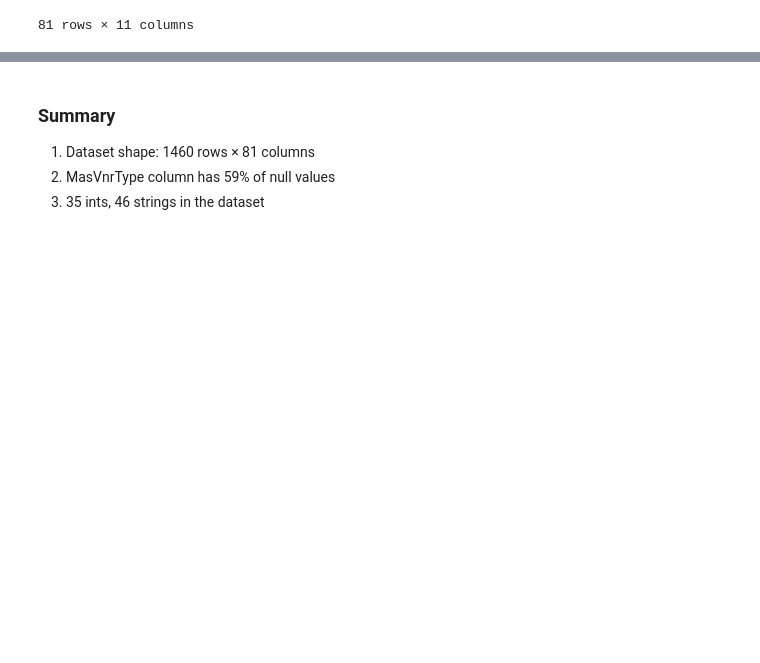
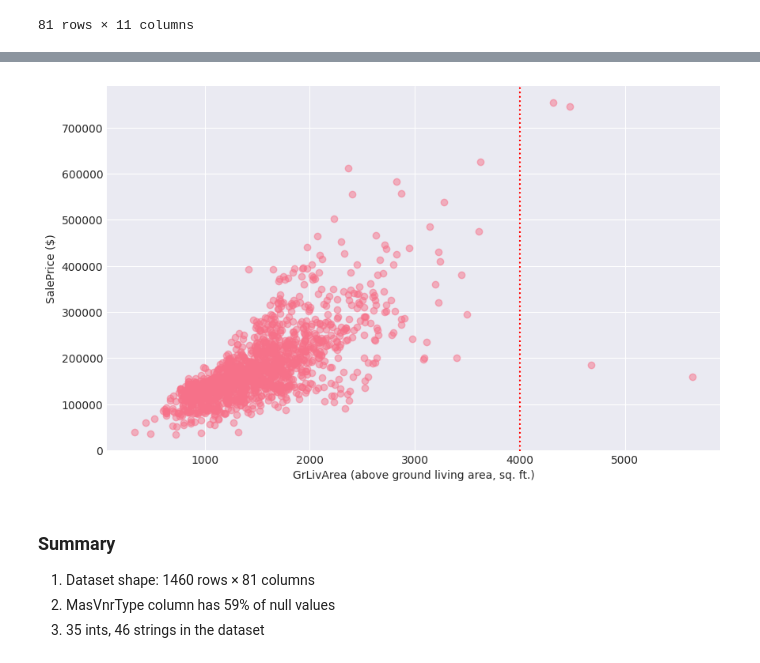
Before and after one commit to Patryk2208/wsi-regression, a Jupyter notebook: notebooks/1.0-data-overview.ipynb, the cells around one changed output, grey strips where cells are left out. Saved outputs shown, nothing was run; the diff lists cells and outputs as text; code cells hidden in the pictures; blank space fills up the shorter version.

```diff
--- a/notebooks/1.0-data-overview.ipynb
+++ b/notebooks/1.0-data-overview.ipynb
@@ -86,3 +95,19 @@ plt.show()
+# %%
+x_feat = 'GrLivArea'
+x_feat_desc = 'GrLivArea (above ground living area, sq. ft.)'
+x_line = 4000
+
+y_feat = 'SalePrice'
+y_feat_desc = 'SalePrice ($)'
+
+plt.figure(figsize=(10, 6))
+plt.scatter(df[x_feat], df[y_feat], alpha=0.5)
+plt.axvline(x=x_line, color='red', linestyle=':')
+plt.xlabel(x_feat_desc)
+plt.ylabel(y_feat_desc)
+plt.show()
+# %% [output]
+[figure, added]
 # %% [markdown]
 ### Summary
 1. Dataset shape: 1460 rows × 81 columns
```
Also changed, not shown: parts of 3 cells of this notebook, 3 other files.
